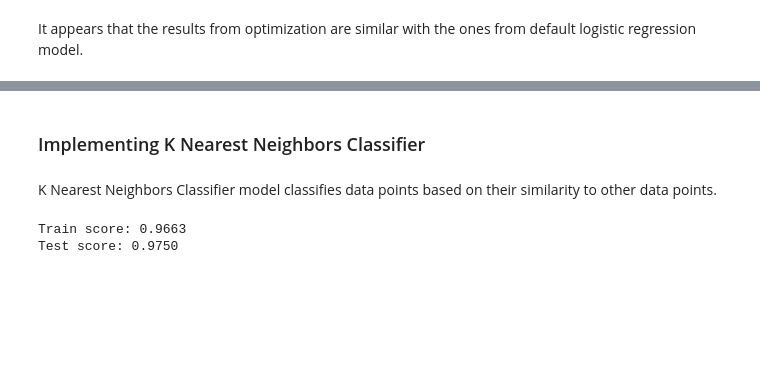
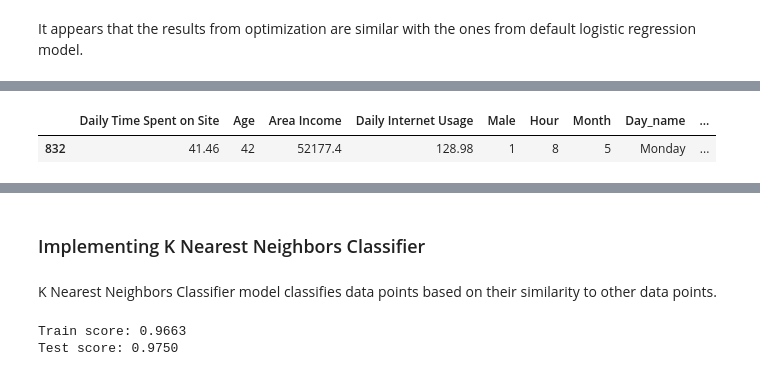
Before and after one commit to cristina-iacob/Predicting-Ad-Click, a Jupyter notebook: AdClickPrediction.ipynb, the cells around one changed output, grey strips where cells are left out. Drawn from its saved outputs; the diff is of its cells as text; code cells hidden in the pictures; blank space fills up the shorter version.

```diff
--- a/AdClickPrediction.ipynb
+++ b/AdClickPrediction.ipynb
@@ -595,0 +603,7 @@ It appears that the results from optimization are similar with the ones from def
+# %%
+# Add a column indicating True or False when we made an error in prediction.
+diagnostic_df["error"] = diagnostic_df["clicked"] != diagnostic_df["click_pred"]
+diagnostic_df.head(1)
+# %% [output]
+|  | Daily Time Spent on Site | Age | Area Income | Daily Internet Usage | Male | Hour | Month | Day_name | ... |
+| 832 | 41.46 | 42 | 52177.4 | 128.98 | 1 | 8 | 5 | Monday | ... |
```
Also changed, not shown: parts of 13 cells of this notebook.
